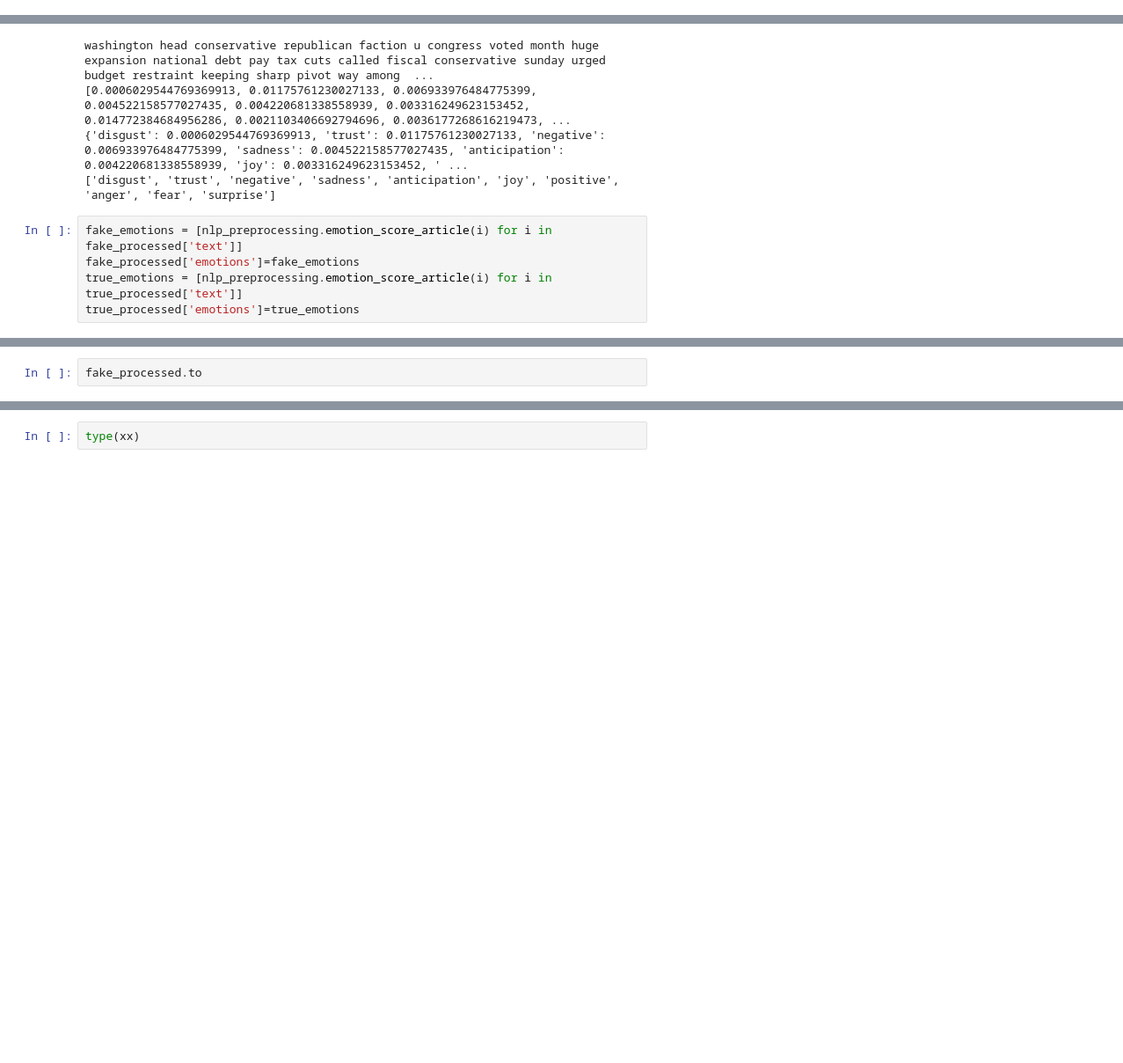
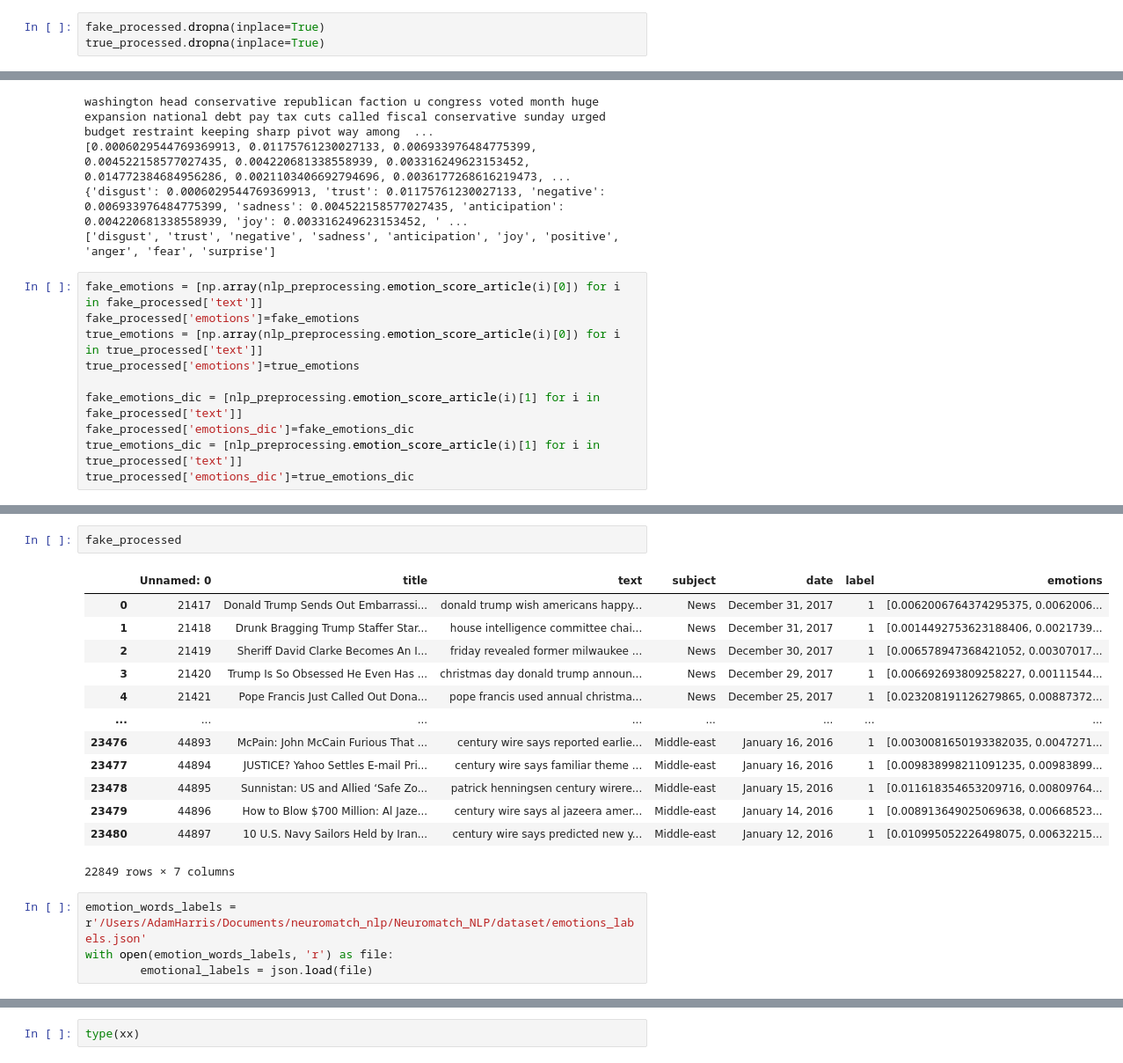
Before and after one commit to AdamLoydHarris/NLP_fake-news, a Jupyter notebook: Code/nlp_notebook.ipynb, the cells around one changed output, grey strips where cells are left out. Shown at 88% size. Cells and saved outputs as stored; diff of their text form; blank space fills up the shorter version.

Commit message:
added emotion to csv

```diff
--- a/Code/nlp_notebook.ipynb
+++ b/Code/nlp_notebook.ipynb
@@ -84,3 +84,6 @@ true_processed
+# %%
+fake_processed.dropna(inplace=True)
+true_processed.dropna(inplace=True)
 # %%
 test_article = true_processed['text'][0]
 print(test_article)
@@ -101,7 +104,12 @@ washington head conservative republican faction u congress voted month huge expa
 {'disgust': 0.0006029544769369913, 'trust': 0.01175761230027133, 'negative': 0.006933976484775399, 'sadness': 0.004522158577027435, 'anticipation': 0.004220681338558939, 'joy': 0.003316249623153452, ' ...
 ['disgust', 'trust', 'negative', 'sadness', 'anticipation', 'joy', 'positive', 'anger', 'fear', 'surprise']
 # %%
-fake_emotions = [nlp_preprocessing.emotion_score_article(i) for i in fake_processed['text']]
+fake_emotions = [np.array(nlp_preprocessing.emotion_score_article(i)[0]) for i in fake_processed['text']]
 fake_processed['emotions']=fake_emotions
-true_emotions = [nlp_preprocessing.emotion_score_article(i) for i in true_processed['text']]
+true_emotions = [np.array(nlp_preprocessing.emotion_score_article(i)[0]) for i in true_processed['text']]
 true_processed['emotions']=true_emotions
+
+fake_emotions_dic = [nlp_preprocessing.emotion_score_article(i)[1] for i in fake_processed['text']]
+fake_processed['emotions_dic']=fake_emotions_dic
+true_emotions_dic = [nlp_preprocessing.emotion_score_article(i)[1] for i in true_processed['text']]
+true_processed['emotions_dic']=true_emotions_dic
@@ -111,2 +178,20 @@ TypeError: object of type 'float' has no len()
 # %%
-fake_processed.to
+fake_processed
+# %% [output]
+|  | Unnamed: 0 | title | text | subject | date | label | emotions |
+| 0 | 21417 | Donald Trump Sends Out Embarrassi... | donald trump wish americans happy... | News | December 31, 2017 | 1 | [0.0062006764374295375, 0.0062006... |
+| 1 | 21418 | Drunk Bragging Trump Staffer Star... | house intelligence committee chai... | News | December 31, 2017 | 1 | [0.0014492753623188406, 0.0021739... |
+| 2 | 21419 | Sheriff David Clarke Becomes An I... | friday revealed former milwaukee ... | News | December 30, 2017 | 1 | [0.006578947368421052, 0.00307017... |
+| 3 | 21420 | Trump Is So Obsessed He Even Has ... | christmas day donald trump announ... | News | December 29, 2017 | 1 | [0.006692693809258227, 0.00111544... |
+| 4 | 21421 | Pope Francis Just Called Out Dona... | pope francis used annual christma... | News | December 25, 2017 | 1 | [0.023208191126279865, 0.00887372... |
+| ... | ... | ... | ... | ... | ... | ... | ... |
+| 23476 | 44893 | McPain: John McCain Furious That ... | century wire says reported earlie... | Middle-east | January 16, 2016 | 1 | [0.0030081650193382035, 0.0047271... |
+| 23477 | 44894 | JUSTICE? Yahoo Settles E-mail Pri... | century wire says familiar theme ... | Middle-east | January 16, 2016 | 1 | [0.009838998211091235, 0.00983899... |
+| 23478 | 44895 | Sunnistan: US and Allied ‘Safe Zo... | patrick henningsen century wirere... | Middle-east | January 15, 2016 | 1 | [0.011618354653209716, 0.00809764... |
+| 23479 | 44896 | How to Blow $700 Million: Al Jaze... | century wire says al jazeera amer... | Middle-east | January 14, 2016 | 1 | [0.008913649025069638, 0.00668523... |
+| 23480 | 44897 | 10 U.S. Navy Sailors Held by Iran... | century wire says predicted new y... | Middle-east | January 12, 2016 | 1 | [0.010995052226498075, 0.00632215... |
+22849 rows × 7 columns
+# %%
+emotion_words_labels = r'/Users/AdamHarris/Documents/neuromatch_nlp/Neuromatch_NLP/dataset/emotions_labels.json'
+with open(emotion_words_labels, 'r') as file:
+        emotional_labels = json.load(file)
```
Also changed, not shown: parts of 16 cells of this notebook, 3 other files.
